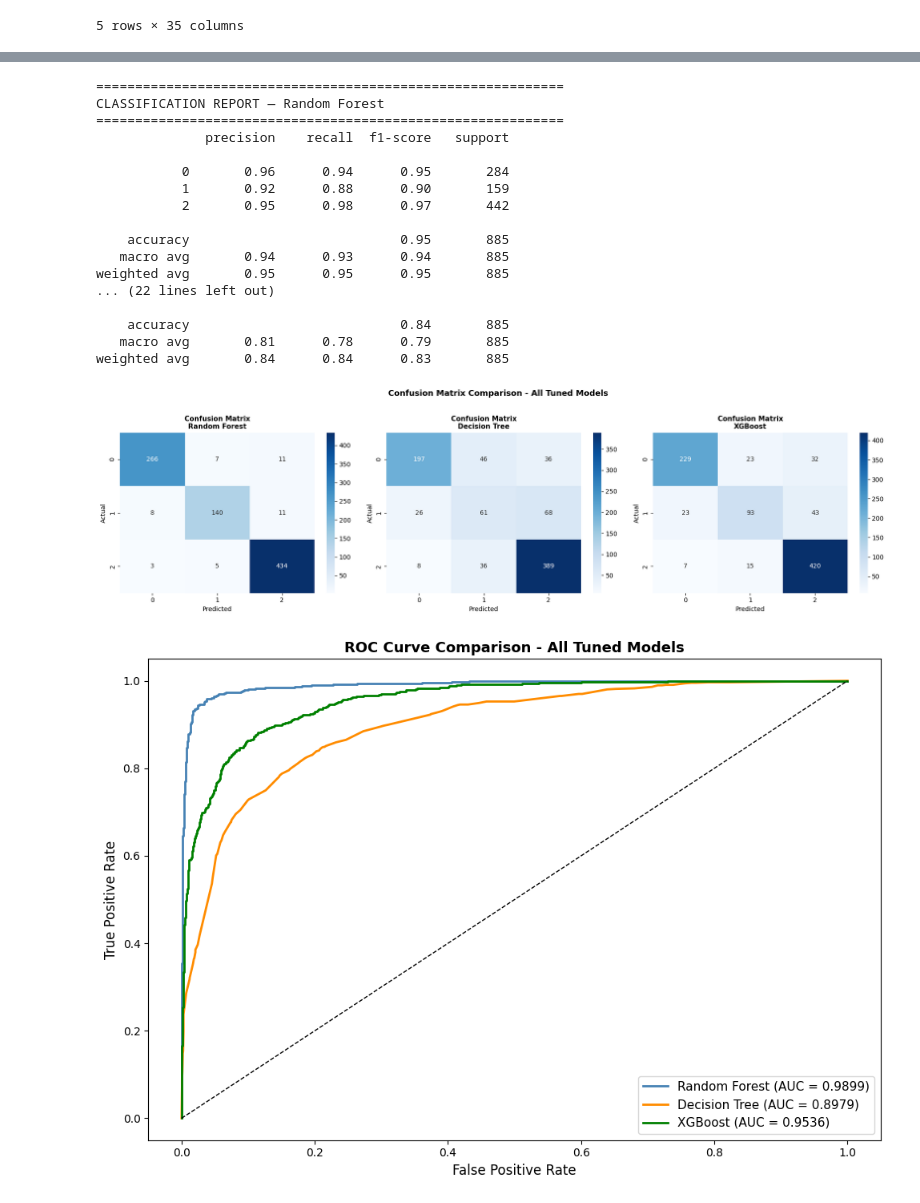
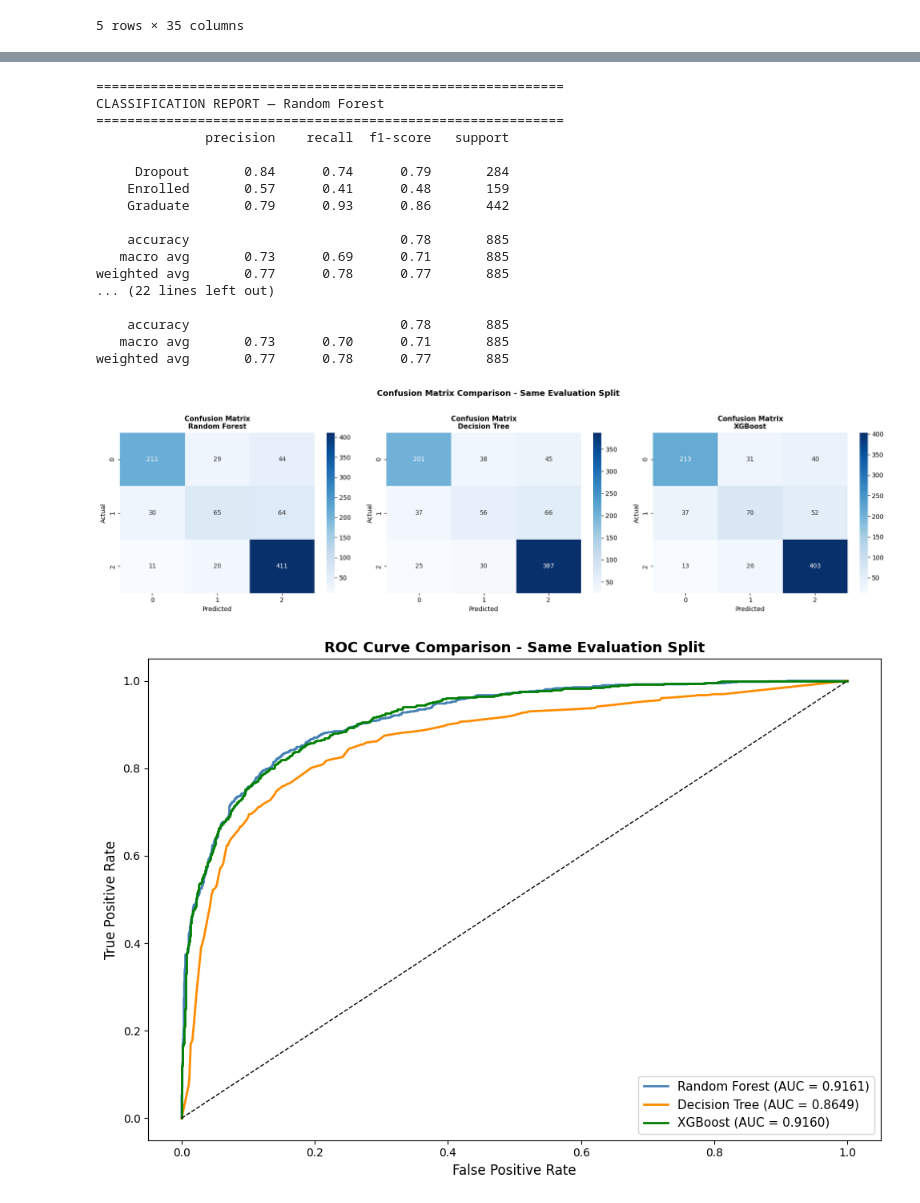
Before and after one commit to Bagus2510/predict-student-dropout, a Jupyter notebook: notebooks/04_model_comparison.ipynb, the cells around one changed output, grey strips where cells are left out. Drawn from its saved outputs; the diff is of its cells as text; code cells hidden in the pictures.

```diff
--- a/notebooks/04_model_comparison.ipynb
+++ b/notebooks/04_model_comparison.ipynb
@@ -43,11 +60,21 @@ X_train_n_o_s_f, X_test_n_o_s_f, y_train_n_o_s_f, y_test_n_o_s_f = train_test_sp
 RF_DIR  = "../models/random_forest_classifier_model"
 DT_DIR  = "../models/decision_tree_classifier_model"
 XGB_DIR = "../models/xgboost_classifier_model"
+
 best_rf_model  = joblib.load(os.path.join(RF_DIR,  [f for f in os.listdir(RF_DIR)  if f.endswith('.pkl')][0]))
 best_dt_model  = joblib.load(os.path.join(DT_DIR,  [f for f in os.listdir(DT_DIR)  if f.endswith('.pkl')][0]))
 best_xgb_model = joblib.load(os.path.join(XGB_DIR, [f for f in os.listdir(XGB_DIR) if f.endswith('.pkl')][0]))
 
-print("✅ RF MODEL LOADED :", type(best_rf_model).__name__)
-print("✅ DT MODEL LOADED :", type(best_dt_model).__name__)
-print("✅ XGB MODEL LOADED :", type(best_xgb_model).__name__)
+# Re-train all models on the same training split for fair comparison
+rf_eval_model = RandomForestClassifier(**best_rf_model.get_params())
+dt_eval_model = DecisionTreeClassifier(**best_dt_model.get_params())
+xgb_eval_model = XGBClassifier(**best_xgb_model.get_params())
+
+rf_eval_model.fit(X_train_eval, y_train_eval)
+dt_eval_model.fit(X_train_eval, y_train_eval)
+xgb_eval_model.fit(X_train_eval, y_train_eval)
+
+print("✅ RF MODEL LOADED & RE-TRAINED :", type(rf_eval_model).__name__)
+print("✅ DT MODEL LOADED & RE-TRAINED :", type(dt_eval_model).__name__)
+print("✅ XGB MODEL LOADED & RE-TRAINED:", type(xgb_eval_model).__name__)
 # %% [output]
@@ -57,10 +84,10 @@ print("✅ XGB MODEL LOADED :", type(best_xgb_model).__name__)
 # %%
-rf_pred  = best_rf_model.predict(X_test_a_o_a_f)
-dt_pred  = best_dt_model.predict(X_test_n_o_s_f)
-xgb_pred = best_xgb_model.predict(X_test_a_o_a_f)
+rf_pred  = rf_eval_model.predict(X_test_eval)
+dt_pred  = dt_eval_model.predict(X_test_eval)
+xgb_pred = xgb_eval_model.predict(X_test_eval)
 
-rf_proba  = best_rf_model.predict_proba(X_test_a_o_a_f)
-dt_proba  = best_dt_model.predict_proba(X_test_n_o_s_f)
-xgb_proba = best_xgb_model.predict_proba(X_test_a_o_a_f)
+rf_proba  = rf_eval_model.predict_proba(X_test_eval)
+dt_proba  = dt_eval_model.predict_proba(X_test_eval)
+xgb_proba = xgb_eval_model.predict_proba(X_test_eval)
 # %%
 models_eval = [
@@ -115,61 +148,60 @@ XGBoost          0.8384      0.7938         0.8336   0.9426
 # %%
-for name, y_test, y_pred, _ in models_eval:
+for name, _, y_test, y_pred, _ in models_eval:
     print('='*60)
     print(f"CLASSIFICATION REPORT — {name}")
     print('='*60)
-    print(classification_report(y_test, y_pred))
+    print(classification_report(y_test, y_pred, target_names=['Dropout', 'Enrolled', 'Graduate']))
 # %% [output]
 ============================================================
 CLASSIFICATION REPORT — Random Forest
 ============================================================
               precision    recall  f1-score   support
 
-           0       0.96      0.94      0.95       284
-           1       0.92      0.88      0.90       159
-           2       0.95      0.98      0.97       442
+     Dropout       0.84      0.74      0.79       284
+    Enrolled       0.57      0.41      0.48       159
+    Graduate       0.79      0.93      0.86       442
 
-    accuracy                           0.95       885
-   macro avg       0.94      0.93      0.94       885
-weighted avg       0.95      0.95      0.95       885
+    accuracy                           0.78       885
+   macro avg       0.73      0.69      0.71       885
+weighted avg       0.77      0.78      0.77       885
 ... (22 lines left out)
 
-    accuracy                           0.84       885
-   macro avg       0.81      0.78      0.79       885
-weighted avg       0.84      0.84      0.83       885
+    accuracy                           0.78       885
+   macro avg       0.73      0.70      0.71       885
+weighted avg       0.77      0.78      0.77       885
 # %%
 fig, axes = plt.subplots(1, 3, figsize=(18, 5))
-for idx, (name, y_test, y_pred, _) in enumerate(models_eval):
+for idx, (name, _, y_test, y_pred, _) in enumerate(models_eval):
     cm = confusion_matrix(y_test, y_pred)
     sns.heatmap(cm, annot=True, fmt='d', cmap='Blues', ax=axes[idx])
     axes[idx].set_title(f"Confusion Matrix\n{name}", fontsize=11, fontweight='bold')
     axes[idx].set_xlabel("Predicted")
     axes[idx].set_ylabel("Actual")
 
-plt.suptitle("Confusion Matrix Comparison - All Tuned Models", fontsize=13, fontweight='bold', y=1.02)
+plt.suptitle("Confusion Matrix Comparison - Same Evaluation Split", fontsize=13, fontweight='bold', y=1.02)
 plt.tight_layout()
 plt.show()
 # %% [output]
-[figure, old version]
+[figure, new version]
 # %%
-classes = np.unique(y_test_a_o_a_f)
 colors = ['steelblue', 'darkorange', 'green']
 
 plt.figure(figsize=(10, 7))
-for (name, y_test, _, y_proba), color in zip(models_eval, colors):
-    y_bin = label_binarize(y_test, classes=np.unique(y_test))
+for (name, _, y_test, _, y_proba), color in zip(models_eval, colors):
+    y_bin = label_binarize(y_test, classes=np.unique(y_test_eval))
     fpr, tpr, _ = roc_curve(y_bin.ravel(), y_proba.ravel())
     roc_auc = auc(fpr, tpr)
     plt.plot(fpr, tpr, lw=2, color=color, label=f"{name} (AUC = {roc_auc:.4f})")
 
 plt.plot([0, 1], [0, 1], 'k--', lw=1)
 plt.xlabel("False Positive Rate", fontsize=12)
 plt.ylabel("True Positive Rate", fontsize=12)
-plt.title("ROC Curve Comparison - All Tuned Models", fontsize=13, fontweight='bold')
+plt.title("ROC Curve Comparison - Same Evaluation Split", fontsize=13, fontweight='bold')
 plt.legend(loc="lower right", fontsize=11)
 plt.tight_layout()
 plt.show()
 # %% [output]
-[figure, old version]
+[figure, new version]
 # %%
 df_plot = df_results.reset_index()
 metrics = ['Accuracy', 'F1 (Macro)', 'F1 (Weighted)', 'ROC-AUC']
```
Also changed, not shown: parts of 9 cells of this notebook, 19 other files.
